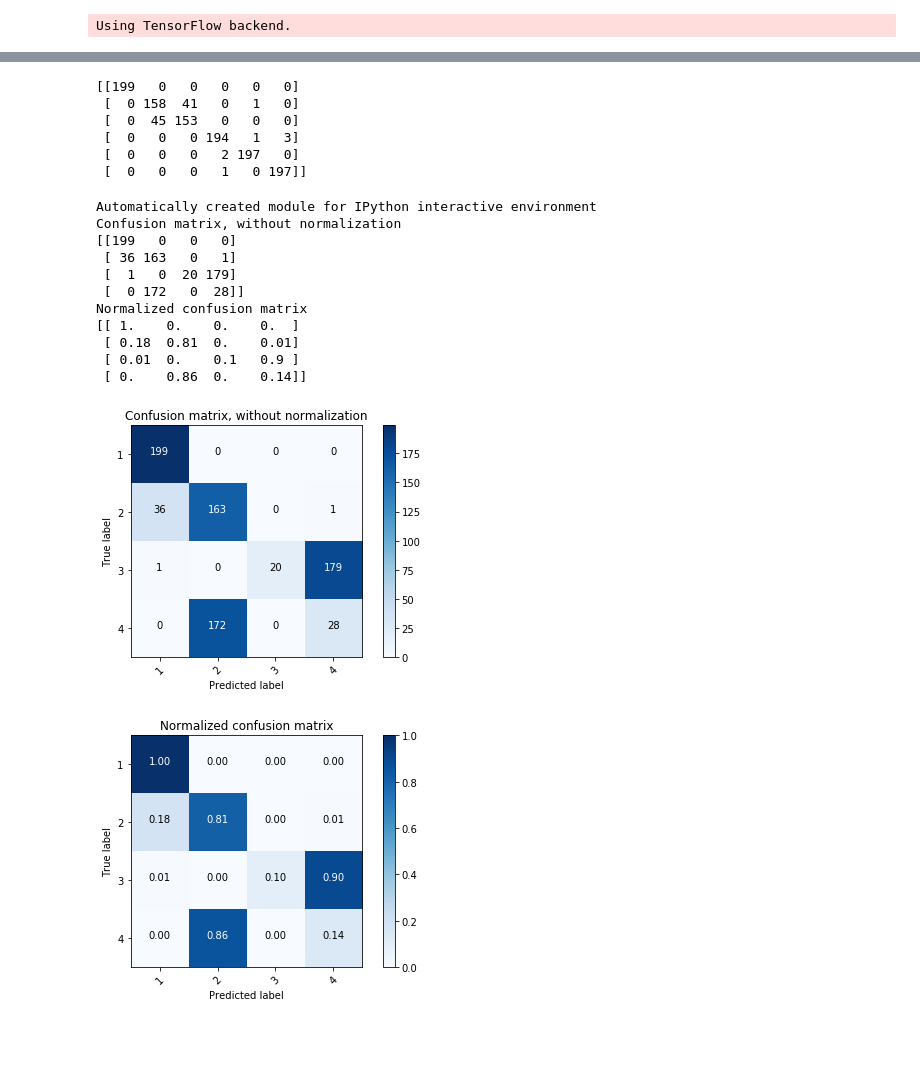
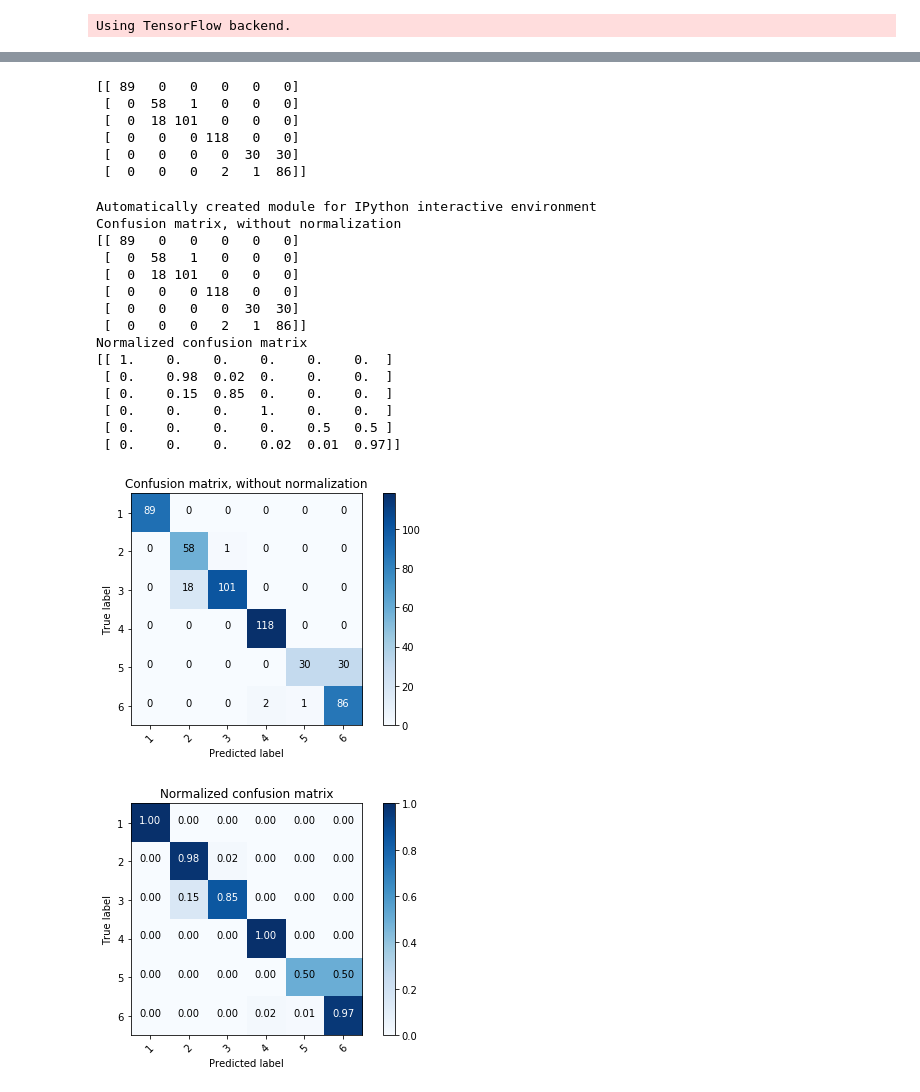
Before and after one commit to kobiso/Weather-Classification, a Jupyter notebook: train.ipynb, the cells around one changed output, grey strips where cells are left out. Drawn from its saved outputs; the diff is of its cells as text; code cells hidden in the pictures; blank space fills up the shorter version.

Commit message:
Revised train.ipynb for every models

```diff
--- a/train.ipynb
+++ b/train.ipynb
@@ -6,25 +6,41 @@ import time
 # %% [output]
 Using TensorFlow backend.
 # %%
-model = 'lstm'  # see `models.py` for more
+batch_size = 5 #32 for LSTM; 8 for CRNN; 5 for CNN-3d
+
+model = 'conv_3d'  # see `models.py` for more
 saved_model = None  # None or weights file
 class_limit = None  # int, can be 1-101 or None
 seq_length = 90
 load_to_memory = True  # pre-load the sequences into memory
 
-data_type = 'features'
-image_shape = None
-concat = False
+# Chose images or features and image shape based on network.
+if model == 'conv_3d' or model == 'crnn' or model == 'c3d':
+    data_type = 'images'
+    #image_shape = (80, 80, 3)
+    image_shape = (144, 81, 3) # Work for crnn with batch size 8
+    #image_shape = (112, 63, 3) # Work for 3dcnn with batch size 5
+    load_to_memory = False
+elif model == 'lrcn':
+    data_type = 'images'
+    image_shape = (144, 81, 3)
+else:
+    data_type = 'features'
+    image_shape = None
 
-batch_size = 32
+# MLP requires flattened features.
+if model == 'mlp':
+    concat = True
+else:
+    concat = False
 # %%
 %env CUDA_VISIBLE_DEVICES=1
 data = DataSet(seq_length=seq_length,class_limit=class_limit)
 #X, y = data.get_all_sequences_in_memory(batch_size, 'train', data_type, concat)
-X_test, y_test = data.get_all_sequences_in_memory(batch_size, 'test', data_type, concat)
+X_test, y_test = data.get_all_sequences_in_memory('test', data_type, concat)
 rm = ResearchModels(len(data.classes), model, seq_length, saved_model)
 
-rm.model.load_weights("data/checkpoints/lstm-features.000-1.574.hdf5")
+rm.model.load_weights("data/checkpoints/conv_3d-images.010-0.154.hdf5")
 print("Created model and loaded weights from file")
 # %% [output]
 env: CUDA_VISIBLE_DEVICES=1
@@ -66,12 +94,12 @@ print(np.argmax(y_test,axis=1))
 y_true = ['1', '2', '3', '4', '5', '6']
 print(confusion_matrix(np.argmax(y_test,axis=1), y_pred))
 # %% [output]
-[[199   0   0   0   0   0]
- [  0 158  41   0   1   0]
- [  0  45 153   0   0   0]
- [  0   0   0 194   1   3]
- [  0   0   0   2 197   0]
- [  0   0   0   1   0 197]]
+[[ 89   0   0   0   0   0]
+ [  0  58   1   0   0   0]
+ [  0  18 101   0   0   0]
+ [  0   0   0 118   0   0]
+ [  0   0   0   0  30  30]
+ [  0   0   0   2   1  86]]
 # %%
 # %matplotlib inline
 print(__doc__)
@@ -89,8 +117,8 @@ import matplotlib.pyplot as plt
 # X = iris.data
 # y = iris.target
 # class_names = iris.target_names
-# class_names = ['1', '2', '3', '4', '5', '6']
-class_names = ['1', '2', '3', '4']
+class_names = ['1', '2', '3', '4', '5', '6']
+# class_names = ['1', '2', '3', '4']
 #
 # # Split the data into a training set and a test set
 # X_train, X_test, y_train, y_test = train_test_split(X, y, random_state=0)
@@ -127,41 +155,45 @@ def plot_confusion_matrix(cm, classes,
     fmt = '.2f' if normalize else 'd'
     thresh = cm.max() / 2.
     for i, j in itertools.product(range(cm.shape[0]), range(cm.shape[1])):
         plt.text(j, i, format(cm[i, j], fmt),
                  horizontalalignment="center",
                  color="white" if cm[i, j] > thresh else "black")
 
     plt.tight_layout()
     plt.ylabel('True label')
     plt.xlabel('Predicted label')
 
 # Compute confusion matrix
 cnf_matrix = confusion_matrix(np.argmax(y_test,axis=1), y_pred)
 np.set_printoptions(precision=2)
 
 # Plot non-normalized confusion matrix
 fig1 = plt.figure()
 plot_confusion_matrix(cnf_matrix, classes=class_names,
                       title='Confusion matrix, without normalization')
 
 # Plot normalized confusion matrix
 fig2 = plt.figure()
 plot_confusion_matrix(cnf_matrix, classes=class_names, normalize=True,
                       title='Normalized confusion matrix')
 
 plt.show()
 # %% [output]
 Automatically created module for IPython interactive environment
 Confusion matrix, without normalization
-[[199   0   0   0]
- [ 36 163   0   1]
- [  1   0  20 179]
- [  0 172   0  28]]
+[[ 89   0   0   0   0   0]
+ [  0  58   1   0   0   0]
+ [  0  18 101   0   0   0]
+ [  0   0   0 118   0   0]
+ [  0   0   0   0  30  30]
+ [  0   0   0   2   1  86]]
 Normalized confusion matrix
-[[ 1.    0.    0.    0.  ]
- [ 0.18  0.81  0.    0.01]
- [ 0.01  0.    0.1   0.9 ]
- [ 0.    0.86  0.    0.14]]
+[[ 1.    0.    0.    0.    0.    0.  ]
+ [ 0.    0.98  0.02  0.    0.    0.  ]
+ [ 0.    0.15  0.85  0.    0.    0.  ]
+ [ 0.    0.    0.    1.    0.    0.  ]
+ [ 0.    0.    0.    0.    0.5   0.5 ]
+ [ 0.    0.    0.    0.02  0.01  0.97]]
-[figure, old version]
+[figure, new version]
-[figure, old version]
+[figure, new version]
 # %%
```
Also changed, not shown: parts of 7 cells of this notebook, 1 other file.
